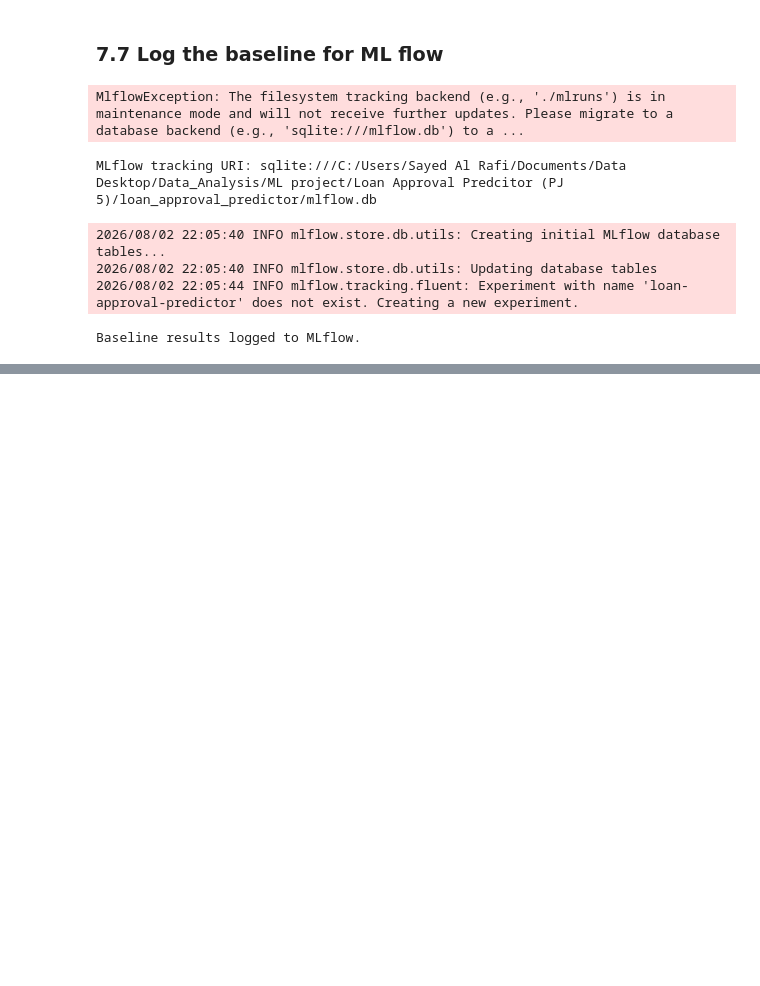
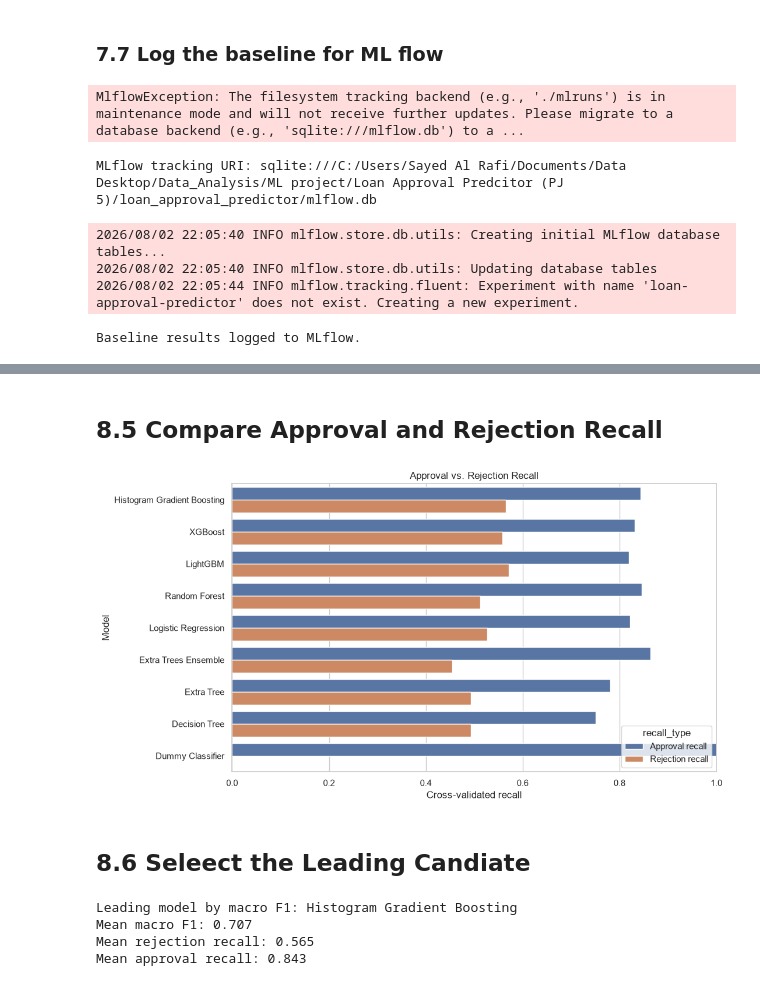
Before and after one commit to al-rafi-DSC/Loan_Approval_Predictor, a Jupyter notebook: main.ipynb, the cells around one changed output, grey strips where cells are left out. Saved outputs shown, nothing was run; the diff lists cells and outputs as text; code cells hidden in the pictures; blank space fills up the shorter version.

```diff
--- a/main.ipynb
+++ b/main.ipynb
@@ -1269,0 +1535,75 @@ Baseline results logged to MLflow.
+# %% [markdown]
+## 8.5 Compare Approval and Rejection Recall
+# %%
+recall_comparison = (
+    model_comparison[
+        [
+            "model",
+            "approval_recall_mean",
+            "rejection_recall_mean",
+        ]
+    ]
+    .melt(
+        id_vars="model",
+        var_name="recall_type",
+        value_name="recall",
+    )
+)
+
+recall_comparison["recall_type"] = (
+    recall_comparison["recall_type"]
+    .replace({
+        "approval_recall_mean": "Approval recall",
+        "rejection_recall_mean": "Rejection recall",
+    })
+)
+
+fig, ax = plt.subplots(figsize=(11, 6))
+
+sns.barplot(
+    data=recall_comparison,
+    x="recall",
+    y="model",
+    hue="recall_type",
+    ax=ax,
+)
+
+ax.set(
+    title="Approval vs. Rejection Recall",
+    xlabel="Cross-validated recall",
+    ylabel="Model",
+    xlim=(0, 1),
+)
+
+plt.tight_layout()
+plt.show()
+# %% [output]
+[figure, added]
+# %% [markdown]
+## 8.6 Seleect the Leading Candiate
+# %%
+real_model_results = model_comparison.loc[
+    model_comparison["model"].ne("Dummy Classifier")
+]
+
+best_model_name = real_model_results.iloc[0]["model"]
+best_pipeline = candidate_pipelines[best_model_name]
+
+print(f"Leading model by macro F1: {best_model_name}")
+print(
+    "Mean macro F1:",
+    round(real_model_results.iloc[0]["macro_f1_mean"], 3),
+)
+print(
+    "Mean rejection recall:",
+    round(real_model_results.iloc[0]["rejection_recall_mean"], 3),
+)
+print(
+    "Mean approval recall:",
+    round(real_model_results.iloc[0]["approval_recall_mean"], 3),
+)
+# %% [output]
+Leading model by macro F1: Histogram Gradient Boosting
+Mean macro F1: 0.707
+Mean rejection recall: 0.565
+Mean approval recall: 0.843
```
Also changed, not shown: parts of 41 cells of this notebook, 3 other files.
